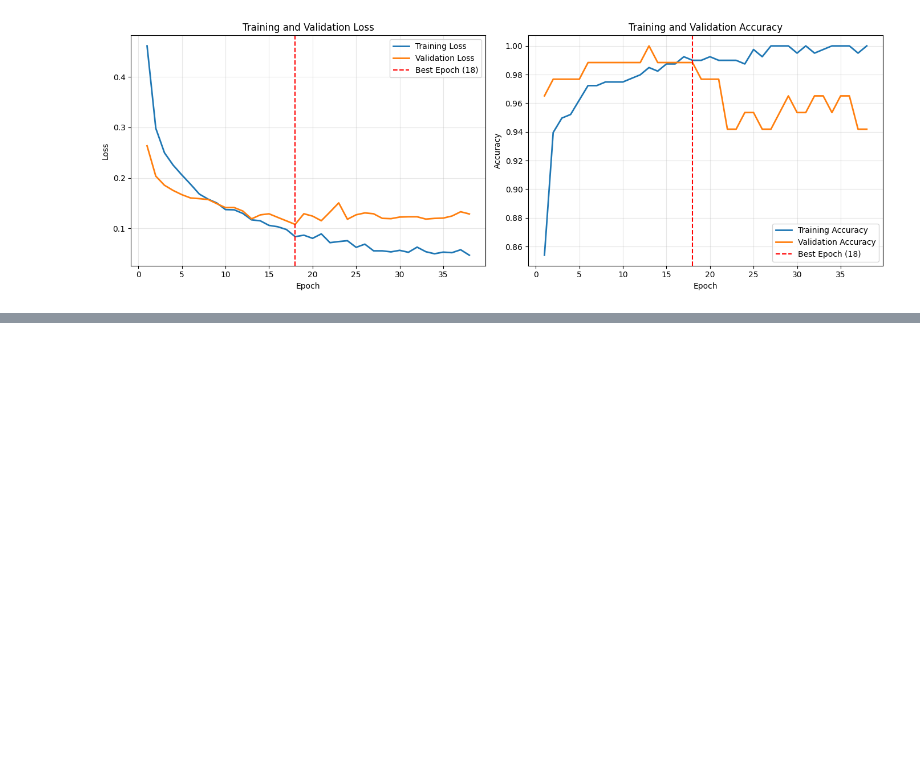
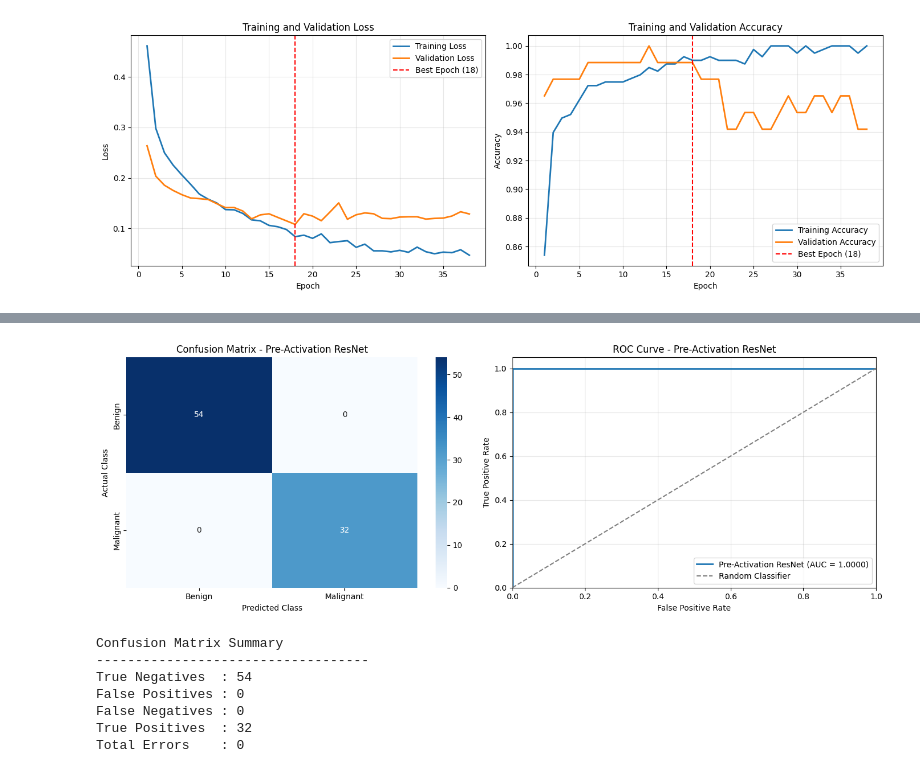
Before and after one commit to nimasha20020207/DL_Assignment_Y4S1, a Jupyter notebook: IT23153486.ipynb, the cells around one changed output, grey strips where cells are left out. Drawn from its saved outputs; the diff is of its cells as text; code cells hidden in the pictures; blank space fills up the shorter version.

```diff
--- a/IT23153486.ipynb
+++ b/IT23153486.ipynb
@@ -794,0 +879,69 @@ Validation accuracy at best epoch: 0.9884
+# %%
+# Calculate confusion matrix values
+cm = confusion_matrix(y_test_array, y_prediction)
+tn, fp, fn, tp = cm.ravel()
+
+# Calculate ROC curve coordinates
+fpr, tpr, thresholds = roc_curve(
+    y_test_array,
+    y_probability
+)
+
+plt.figure(figsize=(14, 5))
+
+# Confusion matrix
+plt.subplot(1, 2, 1)
+sns.heatmap(
+    cm,
+    annot=True,
+    fmt='d',
+    cmap='Blues',
+    xticklabels=['Benign', 'Malignant'],
+    yticklabels=['Benign', 'Malignant']
+)
+plt.title('Confusion Matrix - Pre-Activation ResNet')
+plt.xlabel('Predicted Class')
+plt.ylabel('Actual Class')
+
+# ROC curve
+plt.subplot(1, 2, 2)
+plt.plot(
+    fpr,
+    tpr,
+    linewidth=2,
+    label=f'Pre-Activation ResNet (AUC = {test_auc:.4f})'
+)
+plt.plot(
+    [0, 1],
+    [0, 1],
+    linestyle='--',
+    color='gray',
+    label='Random Classifier'
+)
+plt.title('ROC Curve - Pre-Activation ResNet')
+plt.xlabel('False Positive Rate')
+plt.ylabel('True Positive Rate')
+plt.xlim([0, 1])
+plt.ylim([0, 1.05])
+plt.legend(loc='lower right')
+plt.grid(alpha=0.3)
+
+plt.tight_layout()
+plt.show()
+
+print("Confusion Matrix Summary")
+print("-" * 35)
+print(f"True Negatives  : {tn}")
+print(f"False Positives : {fp}")
+print(f"False Negatives : {fn}")
+print(f"True Positives  : {tp}")
+print(f"Total Errors    : {fp + fn}")
+# %% [output]
+[figure, added]
+Confusion Matrix Summary
+-----------------------------------
+True Negatives  : 54
+False Positives : 0
+False Negatives : 0
+True Positives  : 32
+Total Errors    : 0
```
Also changed, not shown: parts of 9 cells of this notebook.
